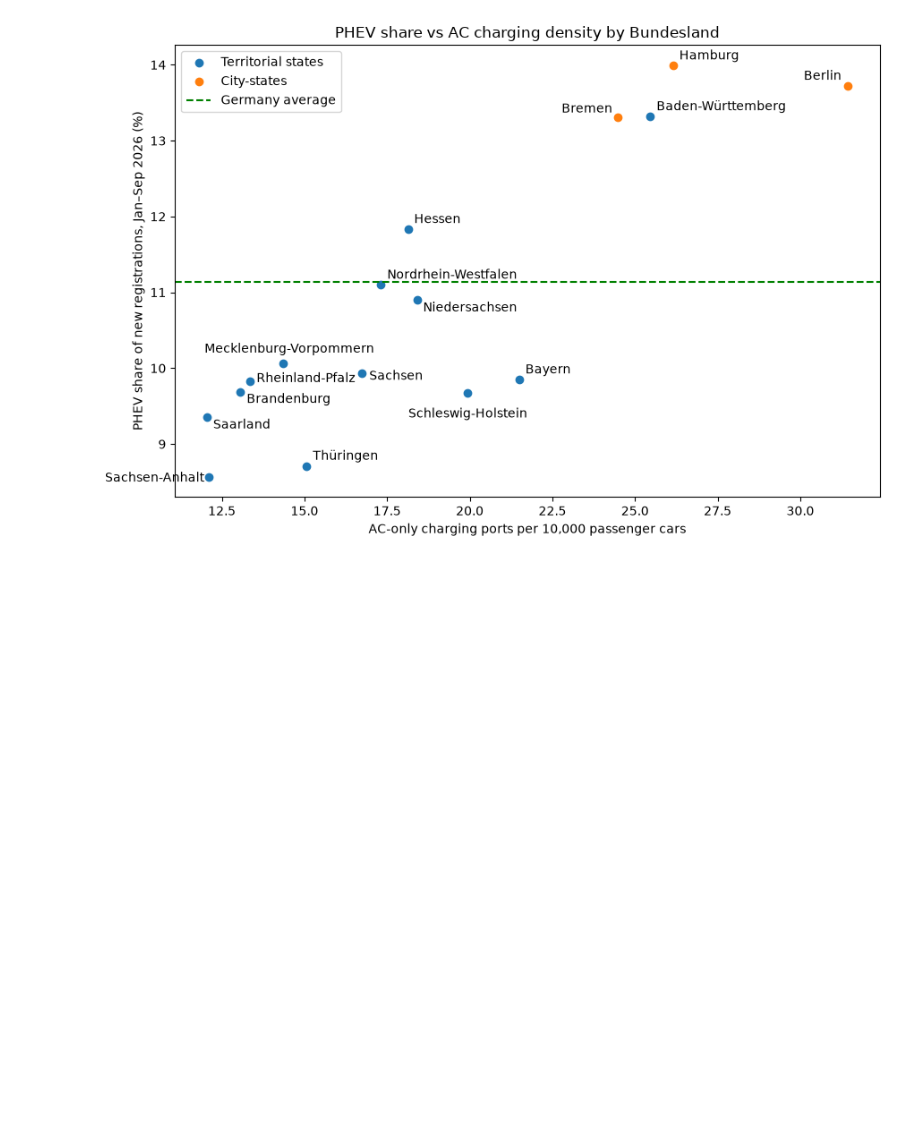
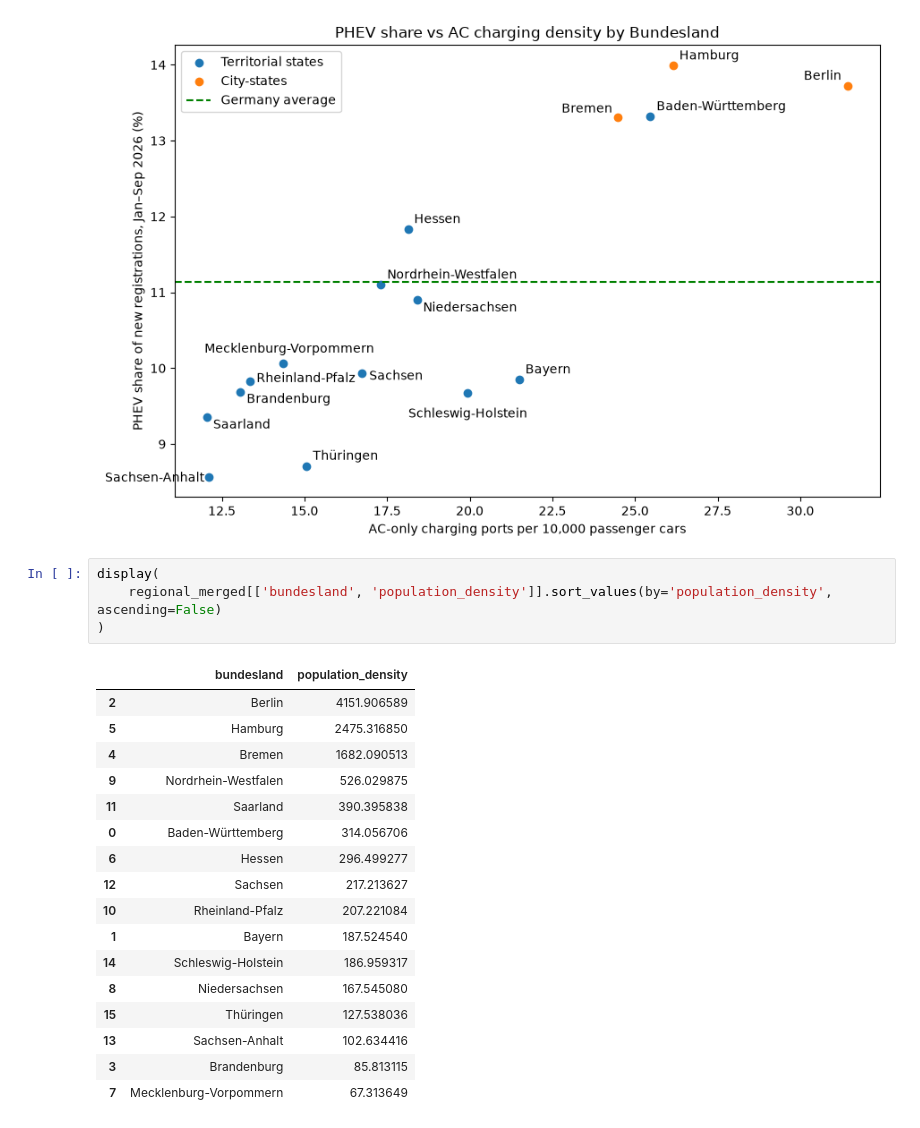
Before and after one commit to cankale/bmw-electric-vehicle-market-analysis, a Jupyter notebook: src/03_regional_analysis.ipynb, the cells around one changed output. Drawn from its saved outputs; the diff is of its cells as text; blank space fills up the shorter version.

```diff
--- a/src/03_regional_analysis.ipynb
+++ b/src/03_regional_analysis.ipynb
@@ -387,3 +389,25 @@ fig.savefig('../reports/figures/phev_vs_ac_density.png', dpi=150, bbox_inches='t
 plt.show()
 # %% [output]
 [figure]
+# %%
+display(
+    regional_merged[['bundesland', 'population_density']].sort_values(by='population_density', ascending=False)
+)
+# %% [output]
+|  | bundesland | population_density |
+| 2 | Berlin | 4151.906589 |
+| 5 | Hamburg | 2475.316850 |
+| 4 | Bremen | 1682.090513 |
+| 9 | Nordrhein-Westfalen | 526.029875 |
+| 11 | Saarland | 390.395838 |
+| 0 | Baden-Württemberg | 314.056706 |
+| 6 | Hessen | 296.499277 |
+| 12 | Sachsen | 217.213627 |
+| 10 | Rheinland-Pfalz | 207.221084 |
+| 1 | Bayern | 187.524540 |
+| 14 | Schleswig-Holstein | 186.959317 |
+| 8 | Niedersachsen | 167.545080 |
+| 15 | Thüringen | 127.538036 |
+| 13 | Sachsen-Anhalt | 102.634416 |
+| 3 | Brandenburg | 85.813115 |
+| 7 | Mecklenburg-Vorpommern | 67.313649 |
```
Also changed, not shown: parts of 4 cells of this notebook.
